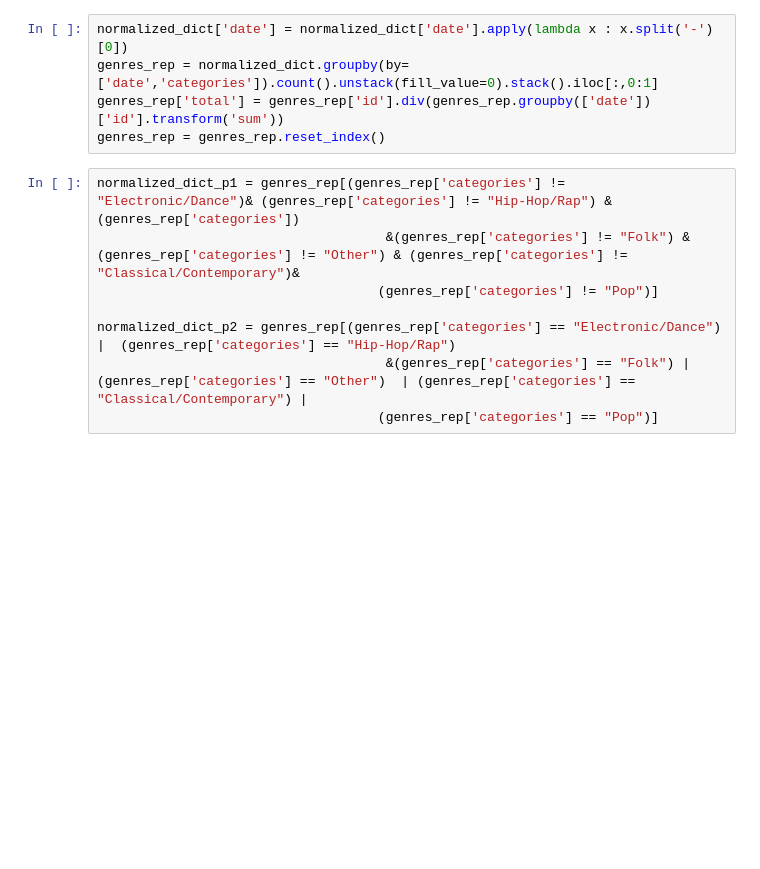
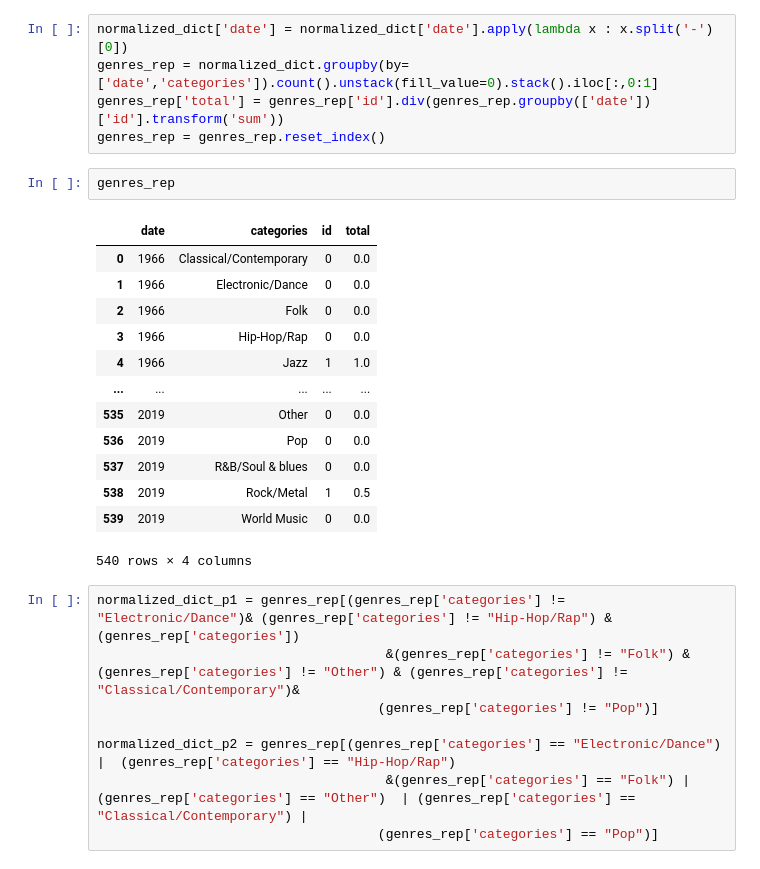
Before and after one commit to sizmar2018/master_thesis_women_in_jazz, a Jupyter notebook: code/cleaning/cleaning_data.ipynb, the cells around one changed output. Drawn from its saved outputs; the diff is of its cells as text; blank space fills up the shorter version.

```diff
--- a/code/cleaning/cleaning_data.ipynb
+++ b/code/cleaning/cleaning_data.ipynb
@@ -663,6 +663,22 @@ normalized_dict['date'] = normalized_dict['date'].apply(lambda x : x.split('-')[
 genres_rep = normalized_dict.groupby(by=['date','categories']).count().unstack(fill_value=0).stack().iloc[:,0:1]
 genres_rep['total'] = genres_rep['id'].div(genres_rep.groupby(['date'])['id'].transform('sum'))
 genres_rep = genres_rep.reset_index()
+# %%
+genres_rep
+# %% [output]
+|  | date | categories | id | total |
+| 0 | 1966 | Classical/Contemporary | 0 | 0.0 |
+| 1 | 1966 | Electronic/Dance | 0 | 0.0 |
+| 2 | 1966 | Folk | 0 | 0.0 |
+| 3 | 1966 | Hip-Hop/Rap | 0 | 0.0 |
+| 4 | 1966 | Jazz | 1 | 1.0 |
+| ... | ... | ... | ... | ... |
+| 535 | 2019 | Other | 0 | 0.0 |
+| 536 | 2019 | Pop | 0 | 0.0 |
+| 537 | 2019 | R&B/Soul & blues | 0 | 0.0 |
+| 538 | 2019 | Rock/Metal | 1 | 0.5 |
+| 539 | 2019 | World Music | 0 | 0.0 |
+540 rows × 4 columns
 # %%
 normalized_dict_p1 = genres_rep[(genres_rep['categories'] != "Electronic/Dance")& (genres_rep['categories'] != "Hip-Hop/Rap") & (genres_rep['categories'])
                                      &(genres_rep['categories'] != "Folk") & (genres_rep['categories'] != "Other") & (genres_rep['categories'] != "Classical/Contemporary")&
```
Also changed, not shown: parts of 1 cell of this notebook, 22 other files.
